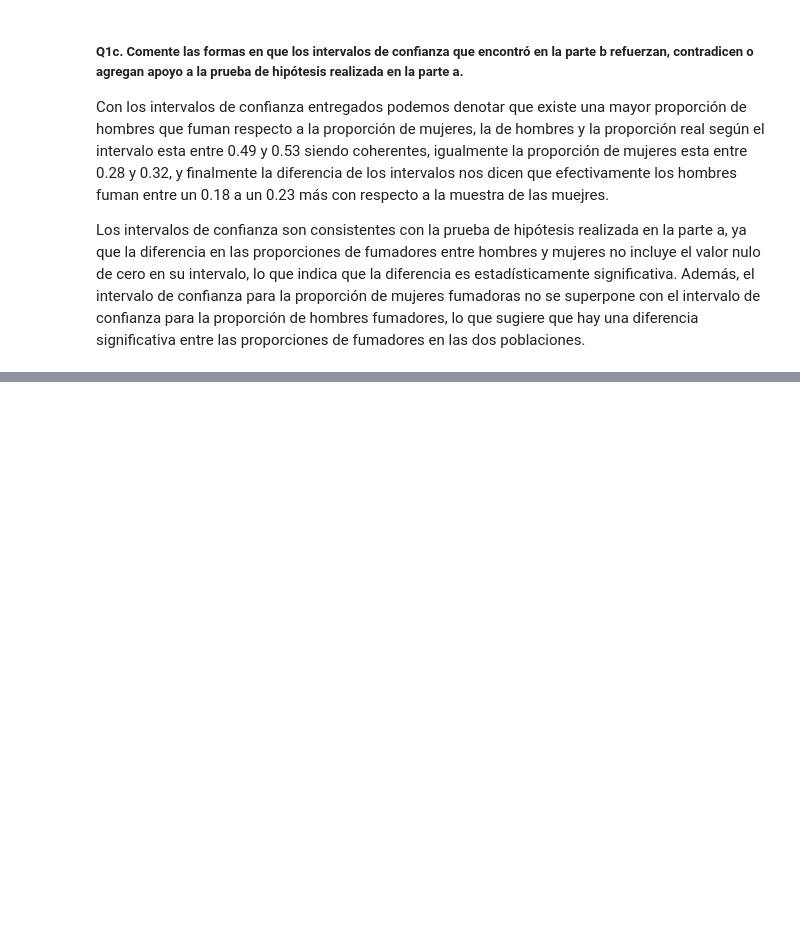
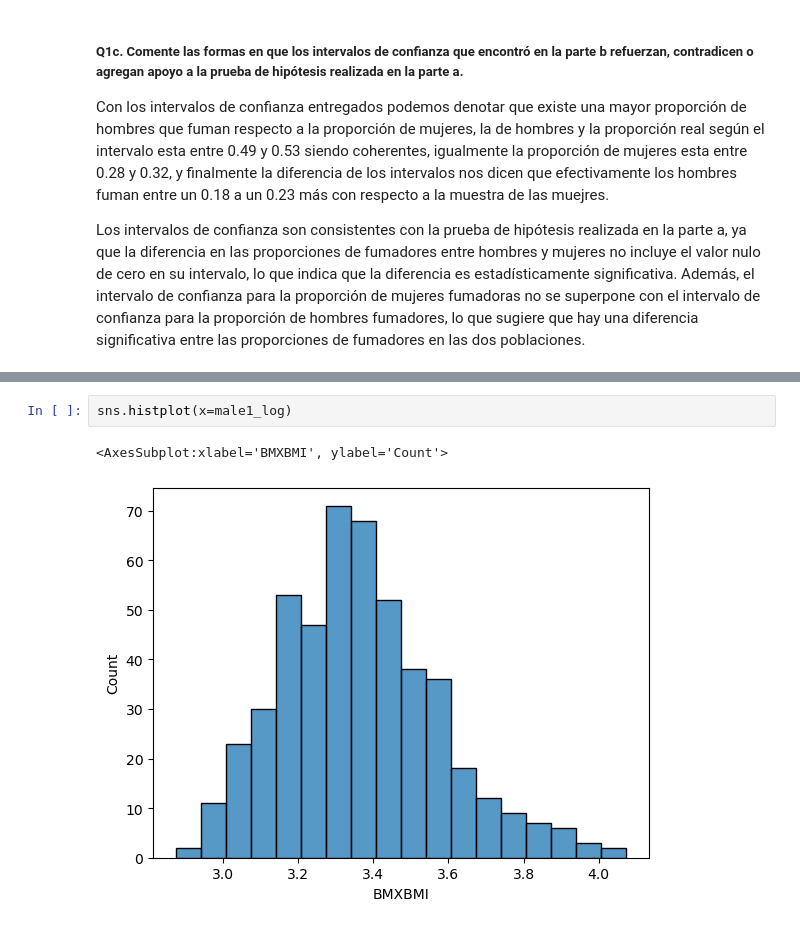
Before and after one commit to onavarrete04/Introduccion-Ciencia-Datos, a Jupyter notebook: ESTADÍSTICA INFERENCIAL-2023.ipynb, the cells around one changed output, grey strips where cells are left out. Drawn from its saved outputs; the diff is of its cells as text; blank space fills up the shorter version.

```diff
--- a/ESTADÍSTICA INFERENCIAL-2023.ipynb
+++ b/ESTADÍSTICA INFERENCIAL-2023.ipynb
@@ -2866,0 +2959,5 @@ from scipy.stats import t
+# %%
+sns.histplot(x=male1_log)
+# %% [output]
+<AxesSubplot:xlabel='BMXBMI', ylabel='Count'>
+[figure, added]
```
Also changed, not shown: parts of 33 cells of this notebook.
